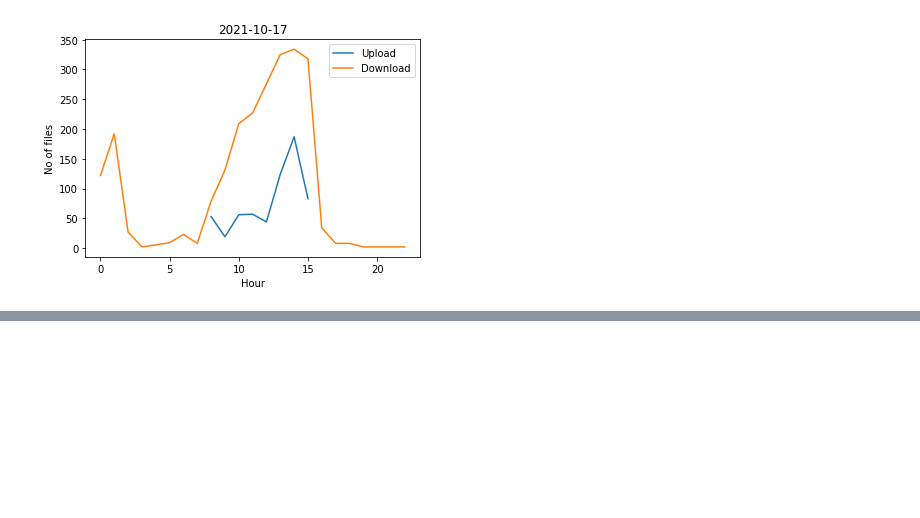
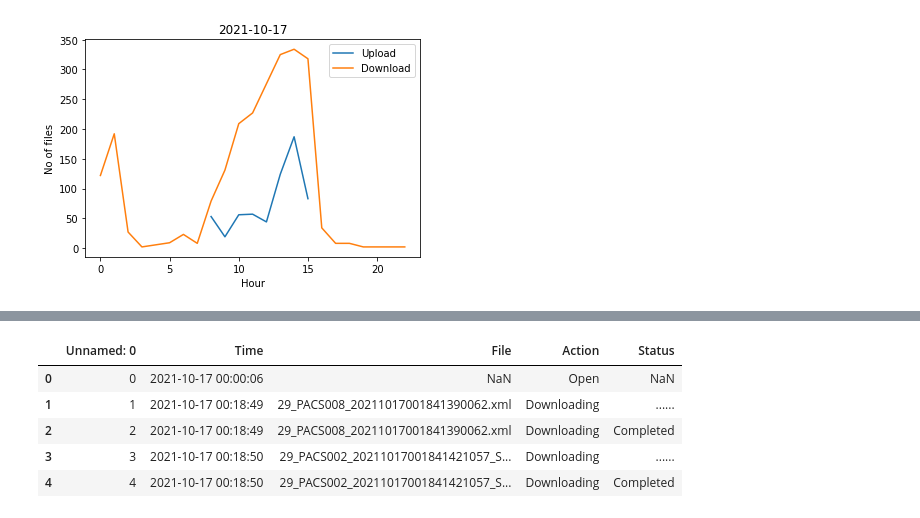
Before and after one commit to yjad/training, a Jupyter notebook: xml/ach_perf.ipynb, the cells around one changed output, grey strips where cells are left out. Saved outputs shown, nothing was run; the diff lists cells and outputs as text; code cells hidden in the pictures; blank space fills up the shorter version.

```diff
--- a/xml/ach_perf.ipynb
+++ b/xml/ach_perf.ipynb
@@ -165,0 +170,9 @@ x
+# %%
+data.head()
+# %% [output]
+|  | Unnamed: 0 | Time | File | Action | Status |
+| 0 | 0 | 2021-10-17 00:00:06 | NaN | Open | NaN |
+| 1 | 1 | 2021-10-17 00:18:49 | 29_PACS008_20211017001841390062.xml | Downloading | ...... |
+| 2 | 2 | 2021-10-17 00:18:49 | 29_PACS008_20211017001841390062.xml | Downloading | Completed |
+| 3 | 3 | 2021-10-17 00:18:50 | 29_PACS002_20211017001841421057_S... | Downloading | ...... |
+| 4 | 4 | 2021-10-17 00:18:50 | 29_PACS002_20211017001841421057_S... | Downloading | Completed |
```
Also changed, not shown: parts of 10 cells of this notebook, 2 other files.
